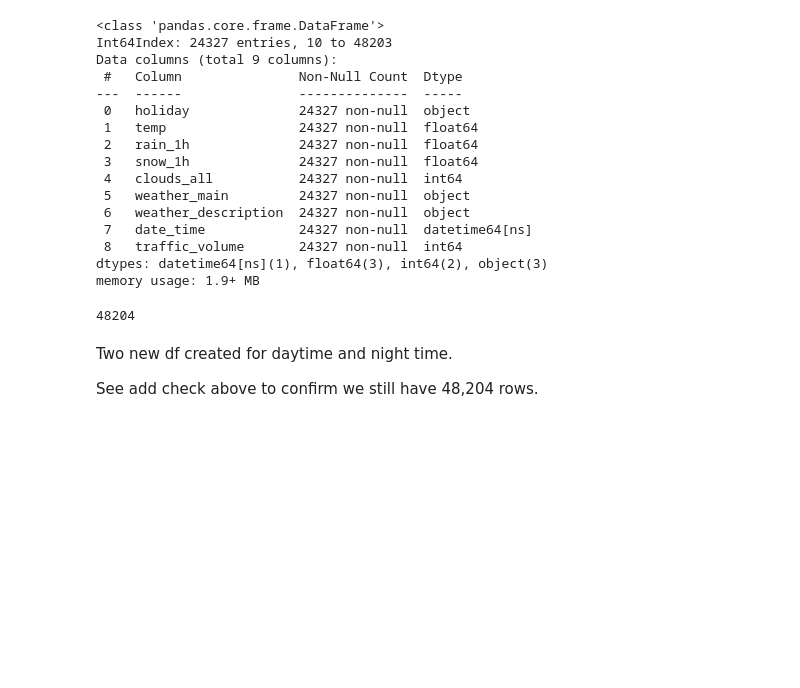
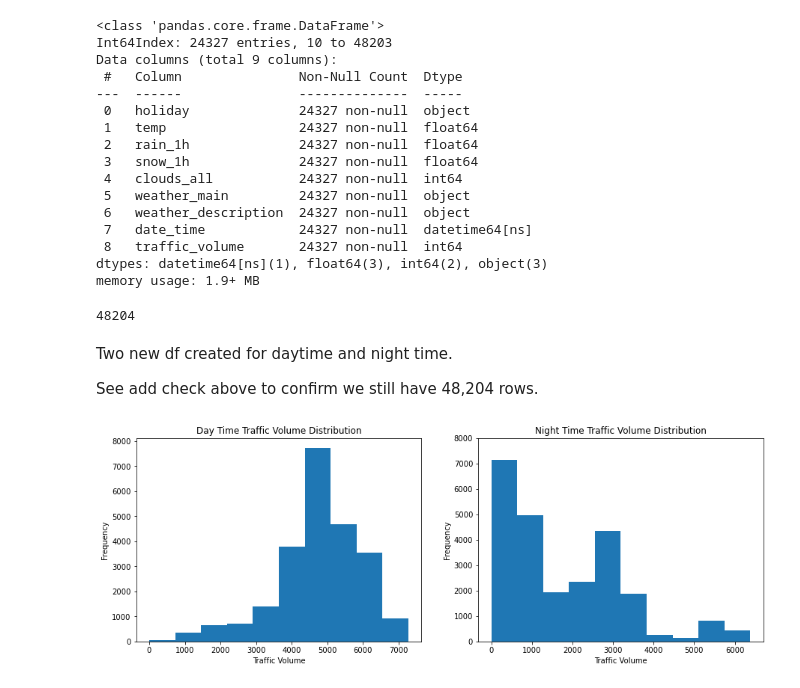
Before and after one commit to timwoodland/Finding_heavy_traffic_indicators_on_I-94_project, a Jupyter notebook: Finding_heavy_traffic_indicators_on_I-94_project.ipynb, the cells around one changed output. Saved outputs shown, nothing was run; the diff lists cells and outputs as text; code cells hidden in the pictures; blank space fills up the shorter version.

```diff
--- a/Finding_heavy_traffic_indicators_on_I-94_project.ipynb
+++ b/Finding_heavy_traffic_indicators_on_I-94_project.ipynb
@@ -134,7 +134,7 @@ traffic['date_time'].dt.hour.value_counts().sort_index()
 23    2040
 Name: date_time, dtype: int64
 # %%
-traffic_daytime = traffic[(traffic['date_time'].dt.hour >= 7) & (traffic['date_time'].dt.hour < 19)]
+traffic_daytime = traffic.copy()[(traffic['date_time'].dt.hour >= 7) & (traffic['date_time'].dt.hour < 19)]
 # %%
 traffic_daytime.info()
 # %% [output]
@@ -155,7 +155,7 @@ Data columns (total 9 columns):
 dtypes: datetime64[ns](1), float64(3), int64(2), object(3)
 memory usage: 1.8+ MB
 # %%
-traffic_nighttime = traffic[(traffic['date_time'].dt.hour >= 19) | (traffic['date_time'].dt.hour < 7)]
+traffic_nighttime = traffic.copy()[(traffic['date_time'].dt.hour >= 19) | (traffic['date_time'].dt.hour < 7)]
 # %%
 traffic_nighttime.info()
 # %% [output]
@@ -183,3 +183,22 @@ memory usage: 1.9+ MB
 Two new df created for daytime and night time.
 
 See add check above to confirm we still have 48,204 rows.
+# %%
+plt.figure(figsize=(15,5))
+
+plt.subplot(1,2,1)
+plt.hist(traffic_daytime['traffic_volume'])
+plt.title('Day Time Traffic Volume Distribution')
+plt.ylabel('Frequency')
+plt.xlabel('Traffic Volume')
+
+plt.subplot(1,2,2)
+plt.hist(traffic_nighttime['traffic_volume'])
+plt.title('Night Time Traffic Volume Distribution')
+plt.ylabel('Frequency')
+plt.xlabel('Traffic Volume')
+
+plt.ylim(0,8000)
+plt.show()
+# %% [output]
+[figure, added]
```
Also changed, not shown: parts of 17 cells of this notebook.
